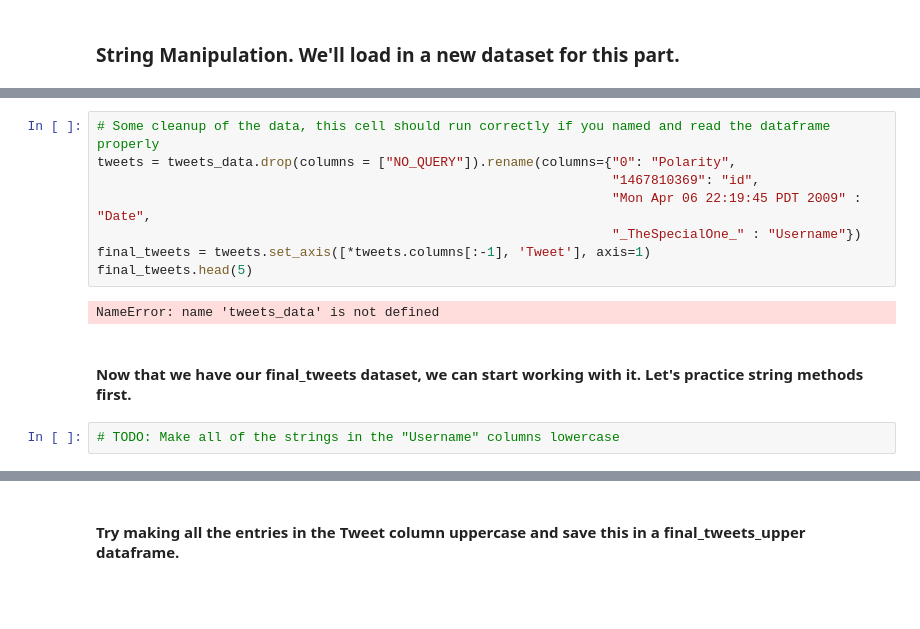
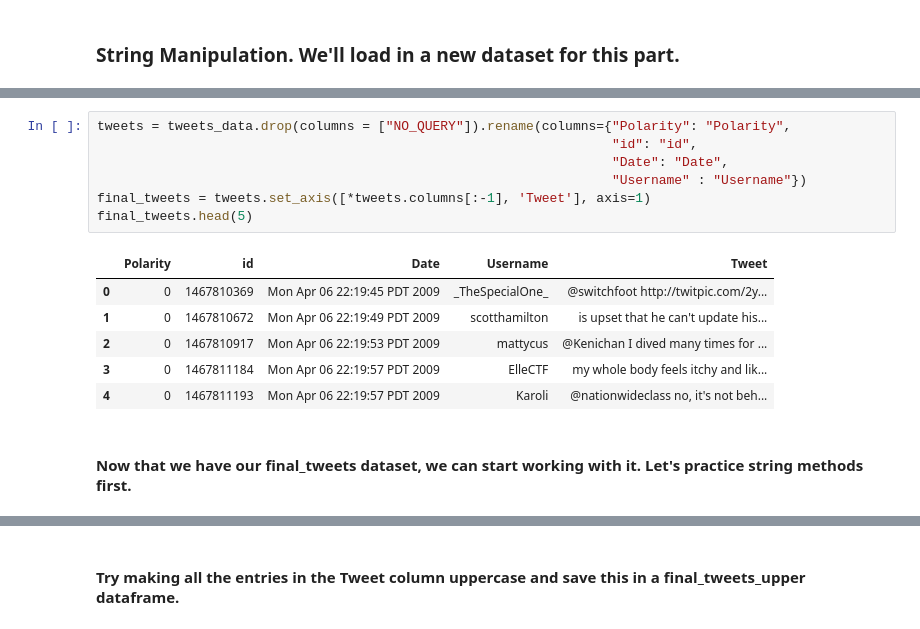
Before and after one commit to kyun33/JCP26Notebooks, a Jupyter notebook: Week_2_EDA_DataCleaning_JCP_Copy.ipynb, the cells around one changed output, grey strips where cells are left out. Drawn from its saved outputs; the diff is of its cells as text; blank space fills up the shorter version.

```diff
--- a/Week_2_EDA_DataCleaning_JCP_Copy.ipynb
+++ b/Week_2_EDA_DataCleaning_JCP_Copy.ipynb
@@ -135,14 +245,16 @@ This should serve as a basic exercise on how you can approach data that is not 1
 # %%
-# Some cleanup of the data, this cell should run correctly if you named and read the dataframe properly
-tweets = tweets_data.drop(columns = ["NO_QUERY"]).rename(columns={"0": "Polarity",
-                                                                  "1467810369": "id",
-                                                                  "Mon Apr 06 22:19:45 PDT 2009" : "Date",
-                                                                  "_TheSpecialOne_" : "Username"})
+tweets = tweets_data.drop(columns = ["NO_QUERY"]).rename(columns={"Polarity": "Polarity",
+                                                                  "id": "id",
+                                                                  "Date": "Date",
+                                                                  "Username" : "Username"})
 final_tweets = tweets.set_axis([*tweets.columns[:-1], 'Tweet'], axis=1)
 final_tweets.head(5)
 # %% [output]
-NameError: name 'tweets_data' is not defined
+|  | Polarity | id | Date | Username | Tweet |
+| 0 | 0 | 1467810369 | Mon Apr 06 22:19:45 PDT 2009 | _TheSpecialOne_ | @switchfoot http://twitpic.com/2y... |
+| 1 | 0 | 1467810672 | Mon Apr 06 22:19:49 PDT 2009 | scotthamilton | is upset that he can't update his... |
+| 2 | 0 | 1467810917 | Mon Apr 06 22:19:53 PDT 2009 | mattycus | @Kenichan I dived many times for ... |
+| 3 | 0 | 1467811184 | Mon Apr 06 22:19:57 PDT 2009 | ElleCTF | my whole body feels itchy and lik... |
+| 4 | 0 | 1467811193 | Mon Apr 06 22:19:57 PDT 2009 | Karoli | @nationwideclass no, it's not beh... |
 # %% [markdown]
 #### Now that we have our **final_tweets** dataset, we can start working with it. Let's practice string methods first.
-# %%
-# TODO: Make all of the strings in the "Username" columns lowercase
```
Also changed, not shown: parts of 40 cells of this notebook.
